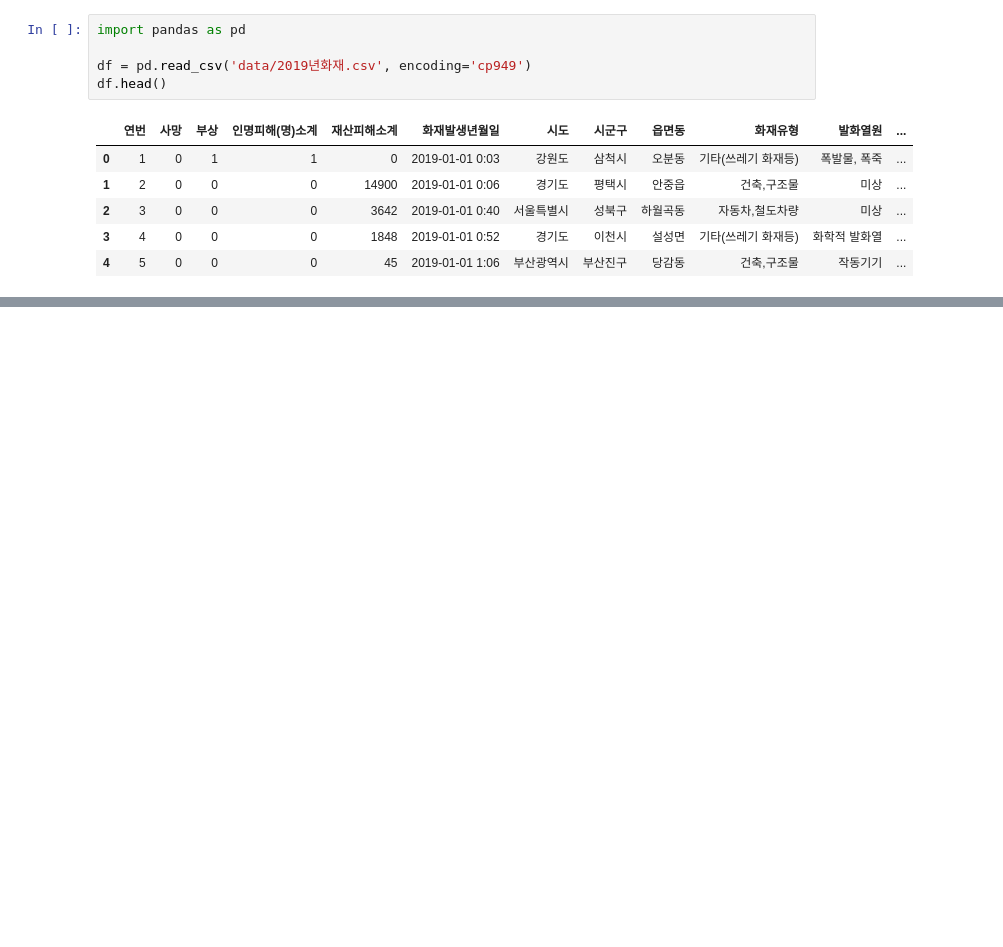
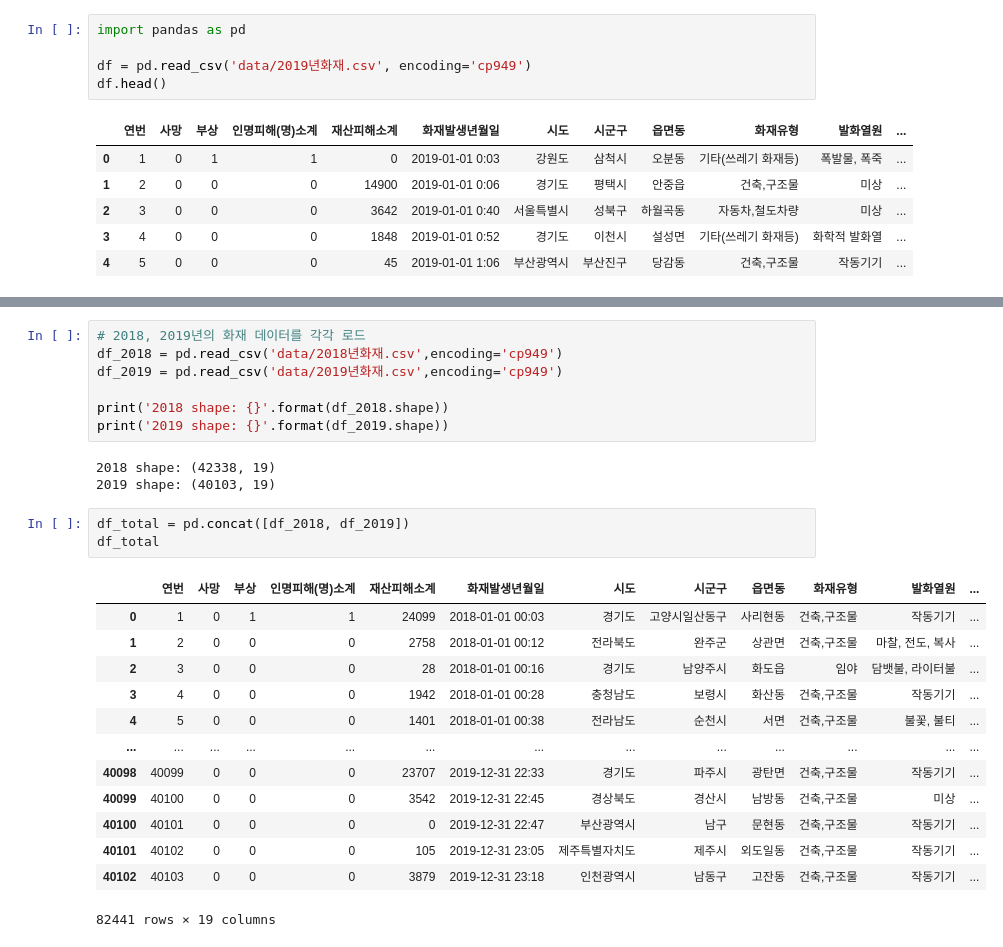
Before and after one commit to yumi0315/dt_ml, a Jupyter notebook: 05_updatedf.ipynb, the cells around one changed output, grey strips where cells are left out. Drawn from its saved outputs; the diff is of its cells as text; blank space fills up the shorter version.

```diff
--- a/05_updatedf.ipynb
+++ b/05_updatedf.ipynb
@@ -12,0 +260,27 @@ df.head()
+# %%
+# 2018, 2019년의 화재 데이터를 각각 로드
+df_2018 = pd.read_csv('data/2018년화재.csv',encoding='cp949')
+df_2019 = pd.read_csv('data/2019년화재.csv',encoding='cp949')
+
+print('2018 shape: {}'.format(df_2018.shape))
+print('2019 shape: {}'.format(df_2019.shape))
+# %% [output]
+2018 shape: (42338, 19)
+2019 shape: (40103, 19)
+# %%
+df_total = pd.concat([df_2018, df_2019])
+df_total
+# %% [output]
+|  | 연번 | 사망 | 부상 | 인명피해(명)소계 | 재산피해소계 | 화재발생년월일 | 시도 | 시군구 | 읍면동 | 화재유형 | 발화열원 | ... |
+| 0 | 1 | 0 | 1 | 1 | 24099 | 2018-01-01 00:03 | 경기도 | 고양시일산동구 | 사리현동 | 건축,구조물 | 작동기기 | ... |
+| 1 | 2 | 0 | 0 | 0 | 2758 | 2018-01-01 00:12 | 전라북도 | 완주군 | 상관면 | 건축,구조물 | 마찰, 전도, 복사 | ... |
+| 2 | 3 | 0 | 0 | 0 | 28 | 2018-01-01 00:16 | 경기도 | 남양주시 | 화도읍 | 임야 | 담뱃불, 라이터불 | ... |
+| 3 | 4 | 0 | 0 | 0 | 1942 | 2018-01-01 00:28 | 충청남도 | 보령시 | 화산동 | 건축,구조물 | 작동기기 | ... |
+| 4 | 5 | 0 | 0 | 0 | 1401 | 2018-01-01 00:38 | 전라남도 | 순천시 | 서면 | 건축,구조물 | 불꽃, 불티 | ... |
+| ... | ... | ... | ... | ... | ... | ... | ... | ... | ... | ... | ... | ... |
+| 40098 | 40099 | 0 | 0 | 0 | 23707 | 2019-12-31 22:33 | 경기도 | 파주시 | 광탄면 | 건축,구조물 | 작동기기 | ... |
+| 40099 | 40100 | 0 | 0 | 0 | 3542 | 2019-12-31 22:45 | 경상북도 | 경산시 | 남방동 | 건축,구조물 | 미상 | ... |
+| 40100 | 40101 | 0 | 0 | 0 | 0 | 2019-12-31 22:47 | 부산광역시 | 남구 | 문현동 | 건축,구조물 | 작동기기 | ... |
+| 40101 | 40102 | 0 | 0 | 0 | 105 | 2019-12-31 23:05 | 제주특별자치도 | 제주시 | 외도일동 | 건축,구조물 | 작동기기 | ... |
+| 40102 | 40103 | 0 | 0 | 0 | 3879 | 2019-12-31 23:18 | 인천광역시 | 남동구 | 고잔동 | 건축,구조물 | 작동기기 | ... |
+82441 rows × 19 columns
```
Also changed, not shown: parts of 24 cells of this notebook, 3 other files.
